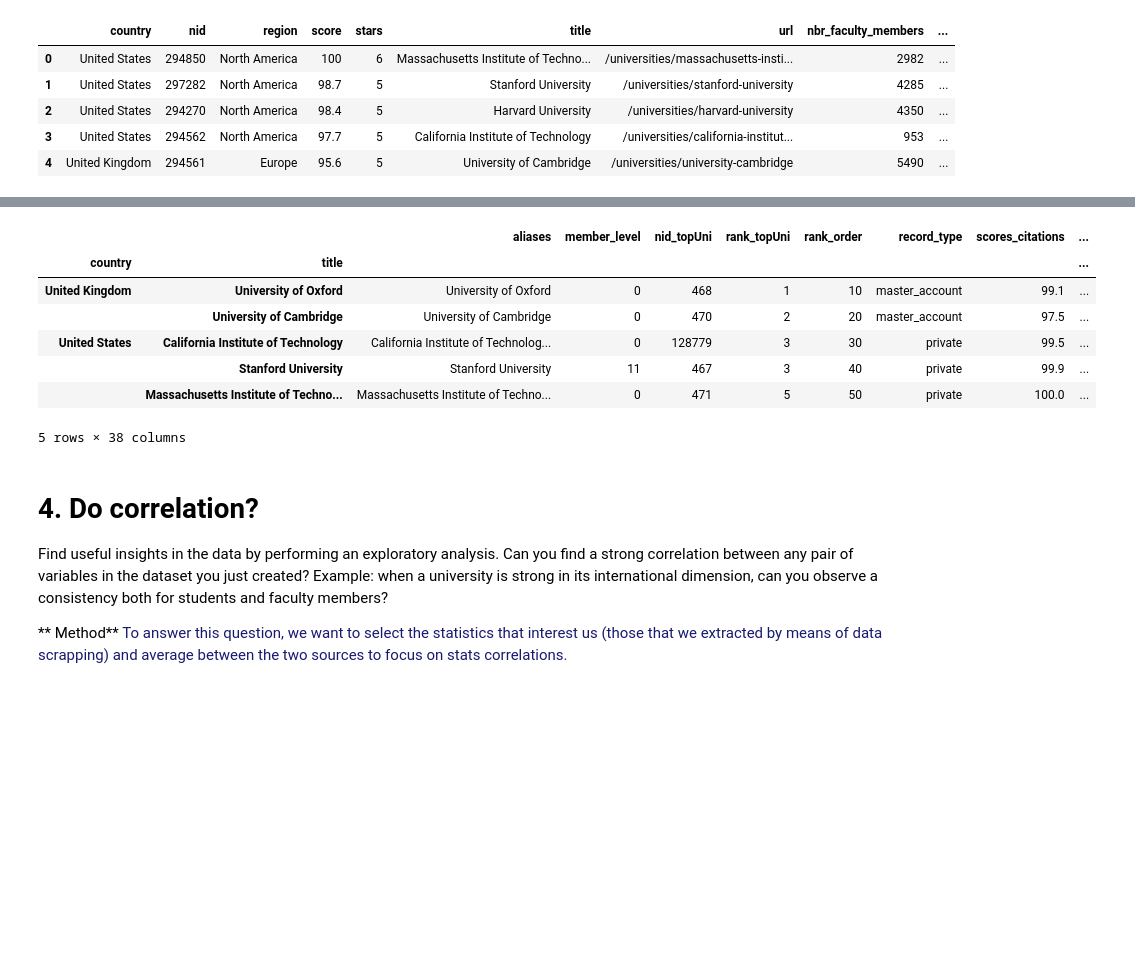
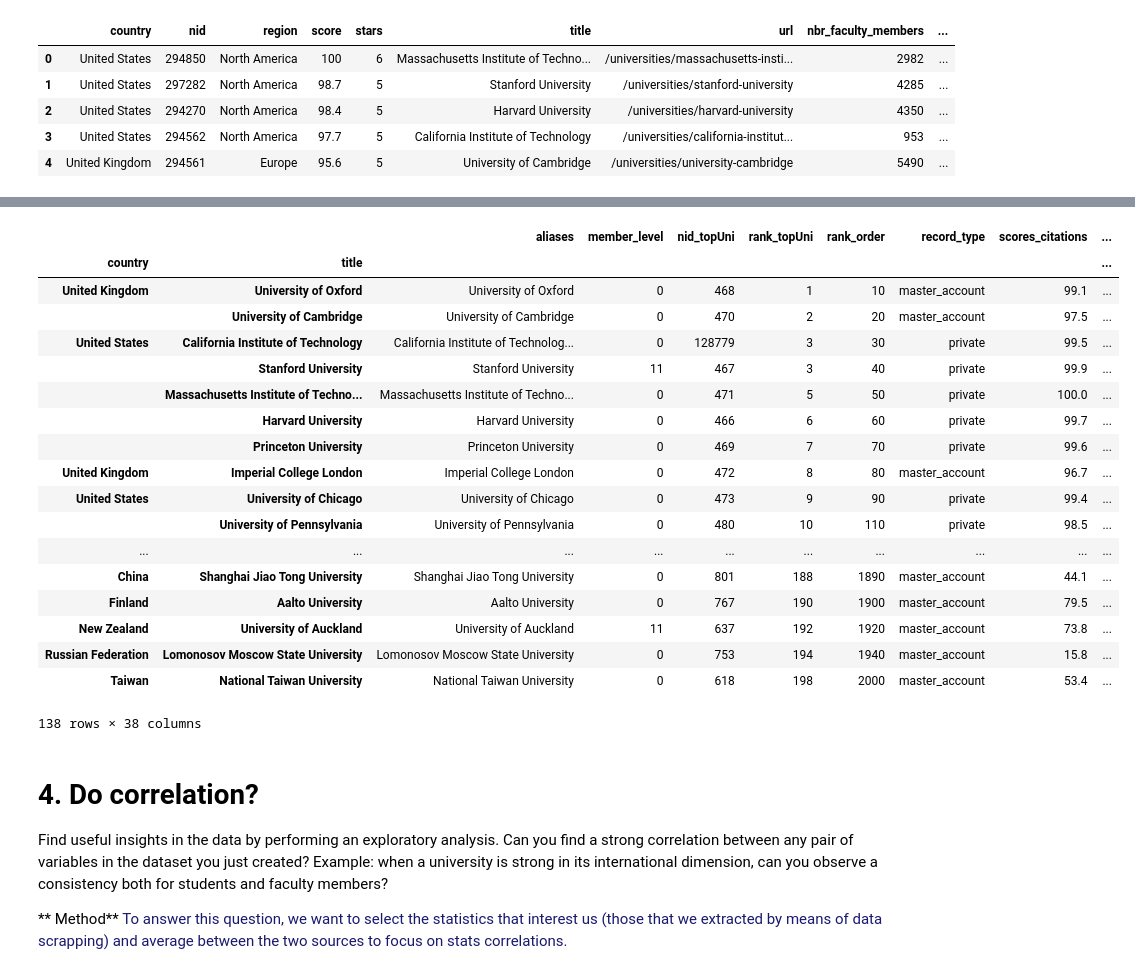
Before and after one commit to NicoBrun/ada2017, a Jupyter notebook: 02 - Data from the Web/Homework 2.ipynb, the cells around one changed output, grey strips where cells are left out. Saved outputs shown, nothing was run; the diff lists cells and outputs as text; code cells hidden in the pictures; blank space fills up the shorter version.

```diff
--- a/02 - Data from the Web/Homework 2.ipynb
+++ b/02 - Data from the Web/Homework 2.ipynb
@@ -450,14 +471,14 @@ Finally we want to put a standard name for the statistics so that we can more ea
 
 # removing accents (most common ones)
 def remove_accents (obj):
-    return obj.replace('é','e').replace('è','e').replace('ó','o').replace('&','').replace('É','E').replace('ü','u')
+    return obj.replace('the ','').replace('The ','').replace('é','e').replace('è','e').replace('ó','o').replace('&','').replace('É','E').replace('ü','u')
 
 # removing equality symbol
 def correct_rank (obj):
     return int(obj.replace('=',''))
 
-# removing sigles e.g (EPFL) at the end of Ecole Polytechnique Federale de Lausanne
-def remove_sigles (obj):
+# removing acronyms e.g (EPFL) at the end of Ecole Polytechnique Federale de Lausanne
+def remove_acronyms (obj):
     # we first look for a sigle in the object (title)
     k = obj.find('(')-1
     if k > 0:
@@ -471,7 +493,7 @@ cleared_TopUni200['ratio_international_students'] = filteredDataFrame1['ratio_in
 cleared_TopUni200['ratio_faculty_per_student'] = filteredDataFrame1['ratio_faculty_per_student']
 
 # now we clear the title and rank in terms of undesired signs and symbols
-cleared_TopUni200['title'] = [remove_accents(remove_sigles(s)) for s in cleared_TopUni200['title']]
+cleared_TopUni200['title'] = [remove_accents(remove_acronyms(s)) for s in cleared_TopUni200['title']]
 # here we take the opportunity to rename the rank_display
 cleared_TopUni200['rank'] = [correct_rank(k) for k in cleared_TopUni200['rank_display']]
 final_TopUni200 = cleared_TopUni200.drop('rank_display',1)
@@ -494,11 +516,12 @@ cleared_Times['rank'] = [correct_rank(k) for k in cleared_Times['rank']]
 
 # rename interesting statistics to facilitate comparision between websites
 final_Times = cleared_Times.rename(columns = {'stats_number_students':'nbr_total_students',
-                                    'stats_number_international_students':'nbr_international_total_students',
-                                    'stats_number_staffs':'nbr_faculty_members',
-                                    'stats_pc_intl_students':'ratio_international_students',
-                                    'stats_student_staff_ratio':'ratio_faculty_per_student',
-                                    'location':'country','name':'title'})
-final_Times.head()
+                                                'stats_number_international_students':'nbr_international_total_students',
+                                                'stats_number_staffs':'nbr_faculty_members',
+                                                'stats_pc_intl_students':'ratio_international_students',
+                                                'stats_student_staff_ratio':'ratio_faculty_per_student',
+                                                'location':'country',
+                                                'name':'title'})
+final_Times[final_Times['country']=='Luxembourg'].head()
 # %% [output]
 |  | aliases | country | member_level | title | nid | rank | rank_order | record_type | scores_citations | ... |
@@ -511,25 +559,37 @@ final_Times.head()
 # %%
 '''*** Merge dataframes ***'''
 
 # now we merge the datas on title by inner join, since what interests us
 # for the next questions is also to compare both rankings, so that we want universities that appear in both websites
 merged_data = final_Times.merge(final_TopUni200,how = 'inner',suffixes=('_topUni', '_times'), on='title')
 
 # at the end we want to remove country duplicates,
 # supposing that the location is obviously the same even if the formulation may differ
 
 merged_rankings = merged_data.drop('country_times',1).rename(columns={'country_topUni':'country'}).set_index(['country','title'])
 
-merged_rankings.head()
+#merged_rankings.sort_index().head(60).tail(40)
+merged_rankings
 # %% [output]
 |  |  | aliases | member_level | nid_topUni | rank_topUni | rank_order | record_type | scores_citations | ... |
 | country | title |  |  |  |  |  |  |  | ... |
 | United Kingdom | University of Oxford | University of Oxford | 0 | 468 | 1 | 10 | master_account | 99.1 | ... |
 |  | University of Cambridge | University of Cambridge | 0 | 470 | 2 | 20 | master_account | 97.5 | ... |
 | United States | California Institute of Technology | California Institute of Technolog... | 0 | 128779 | 3 | 30 | private | 99.5 | ... |
 |  | Stanford University | Stanford University | 11 | 467 | 3 | 40 | private | 99.9 | ... |
 |  | Massachusetts Institute of Techno... | Massachusetts Institute of Techno... | 0 | 471 | 5 | 50 | private | 100.0 | ... |
+|  | Harvard University | Harvard University | 0 | 466 | 6 | 60 | private | 99.7 | ... |
+|  | Princeton University | Princeton University | 0 | 469 | 7 | 70 | private | 99.6 | ... |
+| United Kingdom | Imperial College London | Imperial College London | 0 | 472 | 8 | 80 | master_account | 96.7 | ... |
+| United States | University of Chicago | University of Chicago | 0 | 473 | 9 | 90 | private | 99.4 | ... |
+|  | University of Pennsylvania | University of Pennsylvania | 0 | 480 | 10 | 110 | private | 98.5 | ... |
+| ... | ... | ... | ... | ... | ... | ... | ... | ... | ... |
+| China | Shanghai Jiao Tong University | Shanghai Jiao Tong University | 0 | 801 | 188 | 1890 | master_account | 44.1 | ... |
+| Finland | Aalto University | Aalto University | 0 | 767 | 190 | 1900 | master_account | 79.5 | ... |
+| New Zealand | University of Auckland | University of Auckland | 11 | 637 | 192 | 1920 | master_account | 73.8 | ... |
+| Russian Federation | Lomonosov Moscow State University | Lomonosov Moscow State University | 0 | 753 | 194 | 1940 | master_account | 15.8 | ... |
+| Taiwan | National Taiwan University | National Taiwan University | 0 | 618 | 198 | 2000 | master_account | 53.4 | ... |
-5 rows × 38 columns
+138 rows × 38 columns
 # %% [markdown]
 # 4. Do correlation?
 
```
Also changed, not shown: parts of 7 cells of this notebook.
